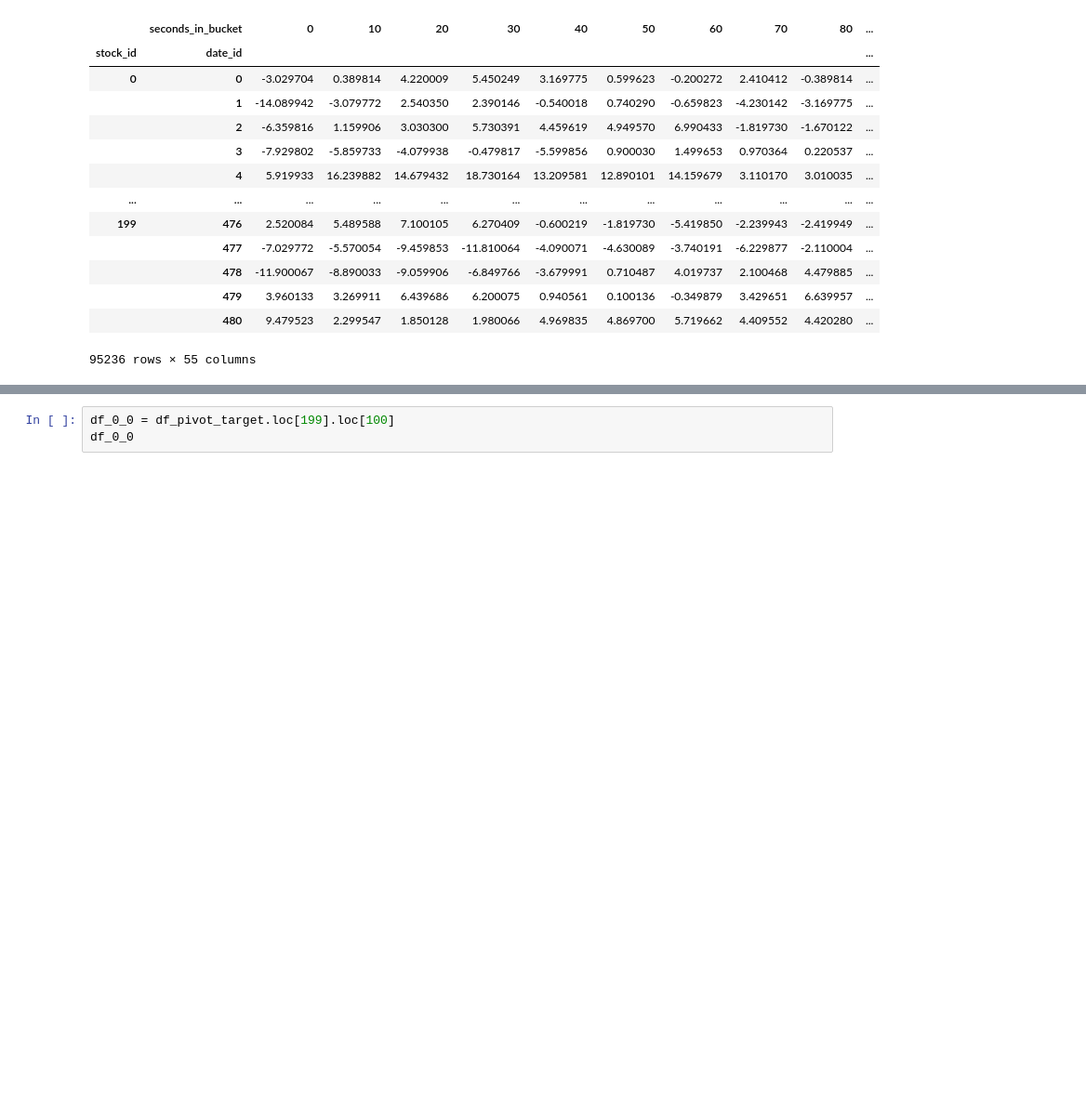
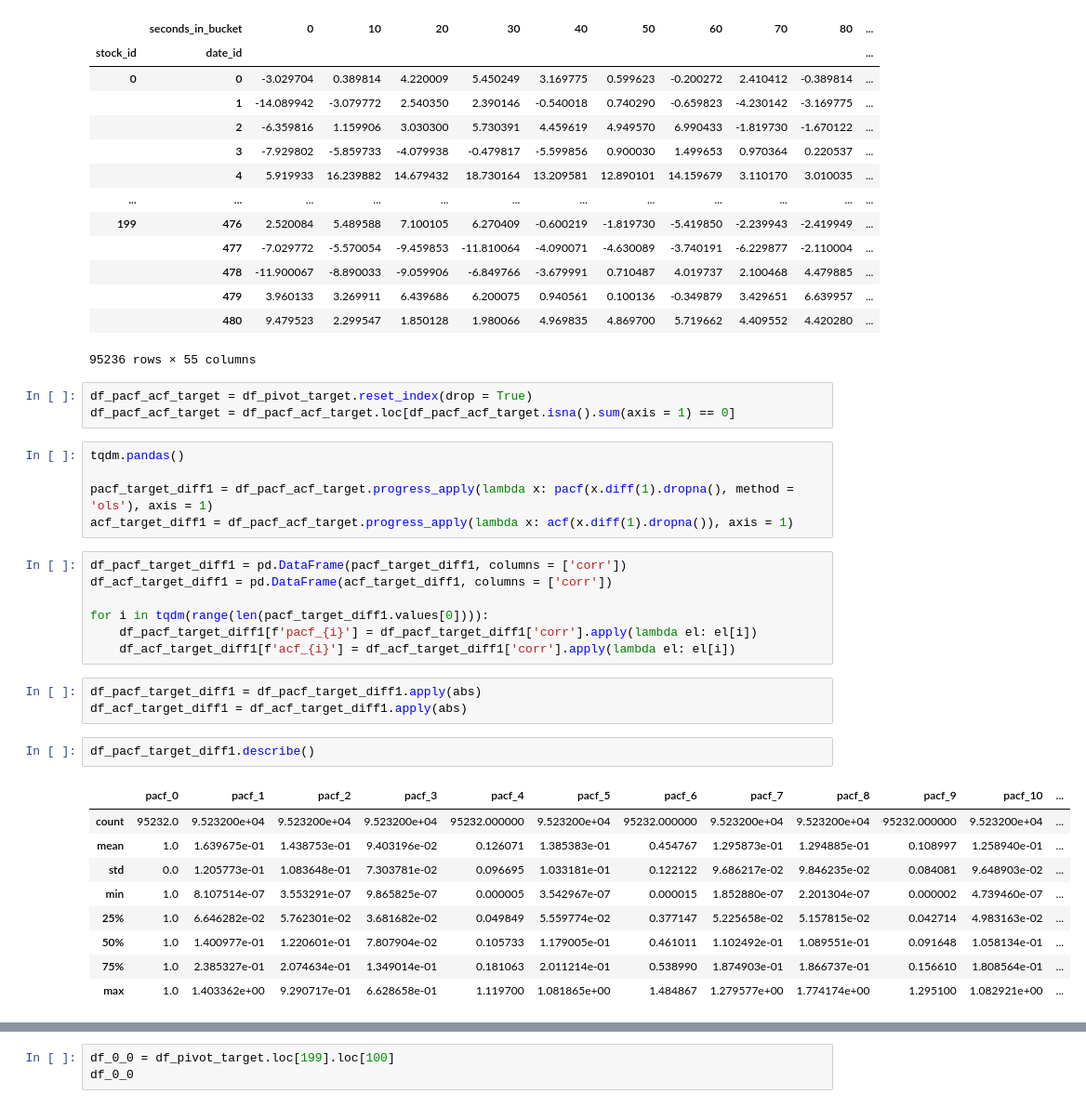
Before and after one commit to tfranza/optiver, a Jupyter notebook: Data_analysis.ipynb, the cells around one changed output, grey strips where cells are left out. Shown at 93% size. Cells and saved outputs as stored; diff of their text form; blank space fills up the shorter version.

```diff
--- a/Data_analysis.ipynb
+++ b/Data_analysis.ipynb
@@ -134,3 +168,33 @@ df_pivot_target
 |  | 479 | 3.960133 | 3.269911 | 6.439686 | 6.200075 | 0.940561 | 0.100136 | -0.349879 | 3.429651 | 6.639957 | ... |
 |  | 480 | 9.479523 | 2.299547 | 1.850128 | 1.980066 | 4.969835 | 4.869700 | 5.719662 | 4.409552 | 4.420280 | ... |
 95236 rows × 55 columns
+# %%
+df_pacf_acf_target = df_pivot_target.reset_index(drop = True)
+df_pacf_acf_target = df_pacf_acf_target.loc[df_pacf_acf_target.isna().sum(axis = 1) == 0]
+# %%
+tqdm.pandas()
+
+pacf_target_diff1 = df_pacf_acf_target.progress_apply(lambda x: pacf(x.diff(1).dropna(), method = 'ols'), axis = 1)
+acf_target_diff1 = df_pacf_acf_target.progress_apply(lambda x: acf(x.diff(1).dropna()), axis = 1)
+# %%
+df_pacf_target_diff1 = pd.DataFrame(pacf_target_diff1, columns = ['corr'])
+df_acf_target_diff1 = pd.DataFrame(acf_target_diff1, columns = ['corr'])
+
+for i in tqdm(range(len(pacf_target_diff1.values[0]))):
+    df_pacf_target_diff1[f'pacf_{i}'] = df_pacf_target_diff1['corr'].apply(lambda el: el[i])
+    df_acf_target_diff1[f'acf_{i}'] = df_acf_target_diff1['corr'].apply(lambda el: el[i])
+# %%
+df_pacf_target_diff1 = df_pacf_target_diff1.apply(abs)
+df_acf_target_diff1 = df_acf_target_diff1.apply(abs)
+# %%
+df_pacf_target_diff1.describe()
+# %% [output]
+|  | pacf_0 | pacf_1 | pacf_2 | pacf_3 | pacf_4 | pacf_5 | pacf_6 | pacf_7 | pacf_8 | pacf_9 | pacf_10 | ... |
+| count | 95232.0 | 9.523200e+04 | 9.523200e+04 | 9.523200e+04 | 95232.000000 | 9.523200e+04 | 95232.000000 | 9.523200e+04 | 9.523200e+04 | 95232.000000 | 9.523200e+04 | ... |
+| mean | 1.0 | 1.639675e-01 | 1.438753e-01 | 9.403196e-02 | 0.126071 | 1.385383e-01 | 0.454767 | 1.295873e-01 | 1.294885e-01 | 0.108997 | 1.258940e-01 | ... |
+| std | 0.0 | 1.205773e-01 | 1.083648e-01 | 7.303781e-02 | 0.096695 | 1.033181e-01 | 0.122122 | 9.686217e-02 | 9.846235e-02 | 0.084081 | 9.648903e-02 | ... |
+| min | 1.0 | 8.107514e-07 | 3.553291e-07 | 9.865825e-07 | 0.000005 | 3.542967e-07 | 0.000015 | 1.852880e-07 | 2.201304e-07 | 0.000002 | 4.739460e-07 | ... |
+| 25% | 1.0 | 6.646282e-02 | 5.762301e-02 | 3.681682e-02 | 0.049849 | 5.559774e-02 | 0.377147 | 5.225658e-02 | 5.157815e-02 | 0.042714 | 4.983163e-02 | ... |
+| 50% | 1.0 | 1.400977e-01 | 1.220601e-01 | 7.807904e-02 | 0.105733 | 1.179005e-01 | 0.461011 | 1.102492e-01 | 1.089551e-01 | 0.091648 | 1.058134e-01 | ... |
+| 75% | 1.0 | 2.385327e-01 | 2.074634e-01 | 1.349014e-01 | 0.181063 | 2.011214e-01 | 0.538990 | 1.874903e-01 | 1.866737e-01 | 0.156610 | 1.808564e-01 | ... |
+| max | 1.0 | 1.403362e+00 | 9.290717e-01 | 6.628658e-01 | 1.119700 | 1.081865e+00 | 1.484867 | 1.279577e+00 | 1.774174e+00 | 1.295100 | 1.082921e+00 | ... |
```
Also changed, not shown: parts of 7 cells of this notebook.
